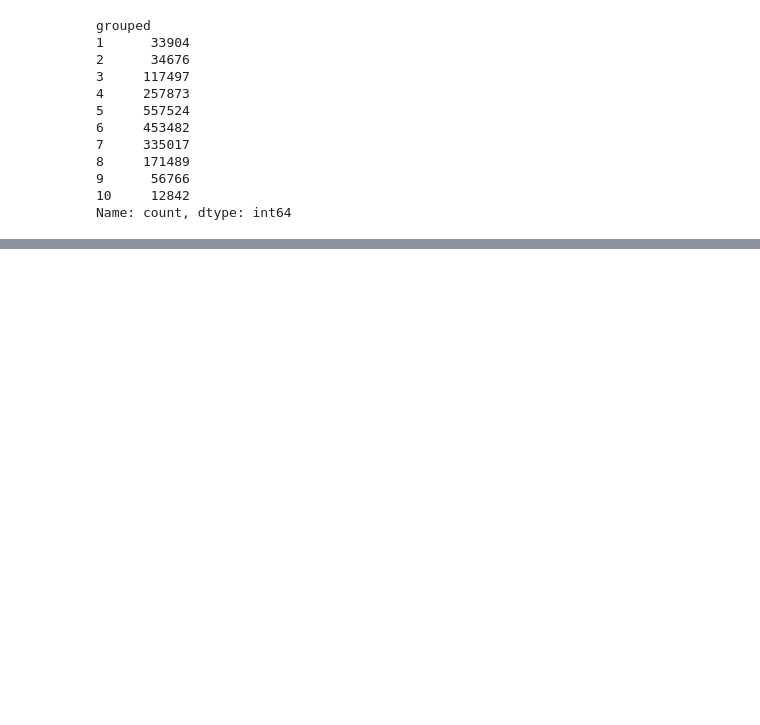
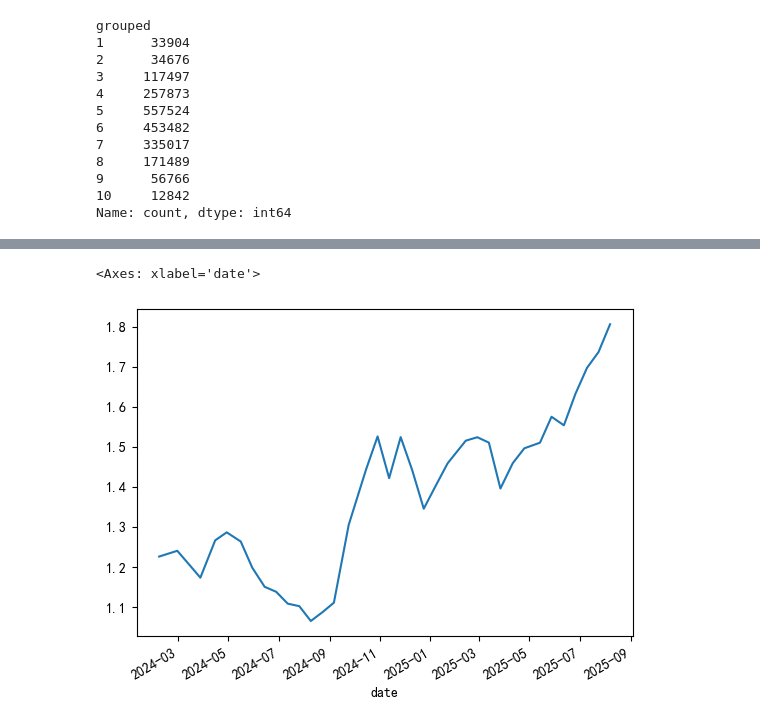
Before and after one commit to Jusdu/stocks_dashborads, a Jupyter notebook: test.ipynb, the cells around one changed output, grey strips where cells are left out. Cells and saved outputs as stored; diff of their text form; code cells hidden in the pictures; blank space fills up the shorter version.

```diff
--- a/test.ipynb
+++ b/test.ipynb
@@ -53,4 +53,12 @@ grouped
 10     12842
 Name: count, dtype: int64
 # %%
-factor_disturbion.values
+def load_data():
+    data_path = r'.\data\raw\all.parquet'
+    data = pd.read_parquet(data_path)
+    return data
+
+def load_factor_df(factor_typeI, factor_name):
+    factor_path = rf'.\data\factors\{factor_typeI}\{factor_name}.parquet'
+    factor_df = pd.read_parquet(factor_path)
+    return factor_df
@@ -59,0 +65,30 @@ array([ 33904,  34676, 117497, 257873, 557524, 453482, 335017, 171489,
+# %%
+data = load_data()
+factor_df = load_factor_df('momentum', 'slope_14')
+
+cut = pd.qcut if 10 else pd.cut
+factor_df['grouped'] = factor_df.groupby('date')[factor_df.columns[0]].transform(
+    lambda s: cut(s, 10, labels=False, duplicates='drop')
+)
+# %%
+def calc_forward_ret_data(data, ret_nd=None, ):
+    """计算未来收益率
+    """
+    ## params init
+    ret_nd = ret_nd if ret_nd else [1,5,10]
+
+    return_data_lst = []
+    for nd in ret_nd:
+        forward_return_data = (
+            data.close
+            .unstack()
+            .pct_change(nd, fill_method=None)
+            .shift(-nd)     # 计算已知的未来收益
+            .stack()
+        )
+        return_data_lst.append(forward_return_data)
+    forward_return_data = pd.concat(return_data_lst, axis=1).sort_index()
+    forward_return_data.columns = [f'forward_ret_{nd}d' for nd in ret_nd]
+    return forward_return_data
+# %%
+forward_return_data = calc_forward_ret_data(data)
@@ -59,0 +149,6 @@ array([ 33904,  34676, 117497, 257873, 557524, 453482, 335017, 171489,
+# %%
+grouped = pd.concat([forward_return_data['forward_ret_10d'], factor_df['grouped']], axis=1).dropna(how='all').groupby('grouped')
+(grouped.get_group(0).groupby(level=0).mean().iloc[::10, 0] + 1).cumprod().plot()
+# %% [output]
+<Axes: xlabel='date'>
+[figure, added]
```
Also changed, not shown: parts of 5 cells of this notebook, 5 other files.
